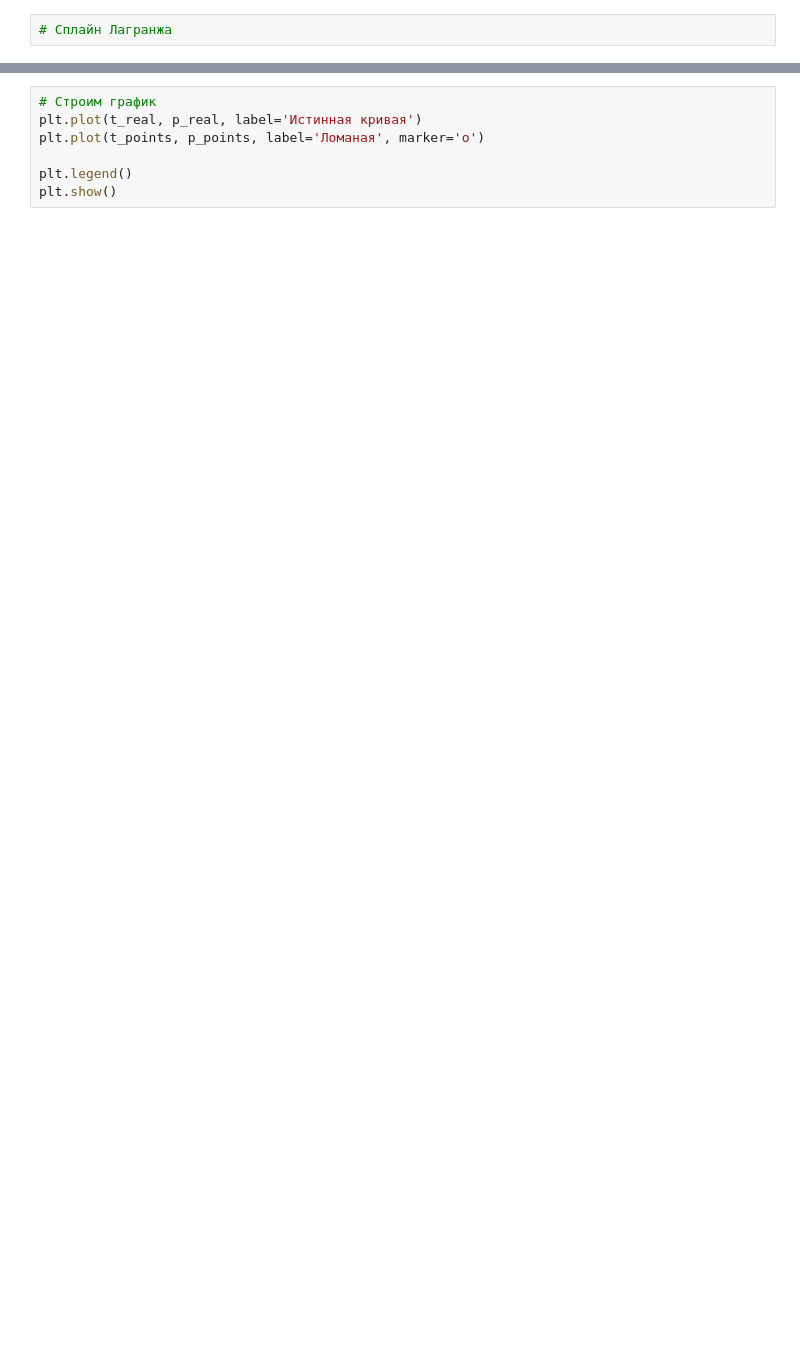
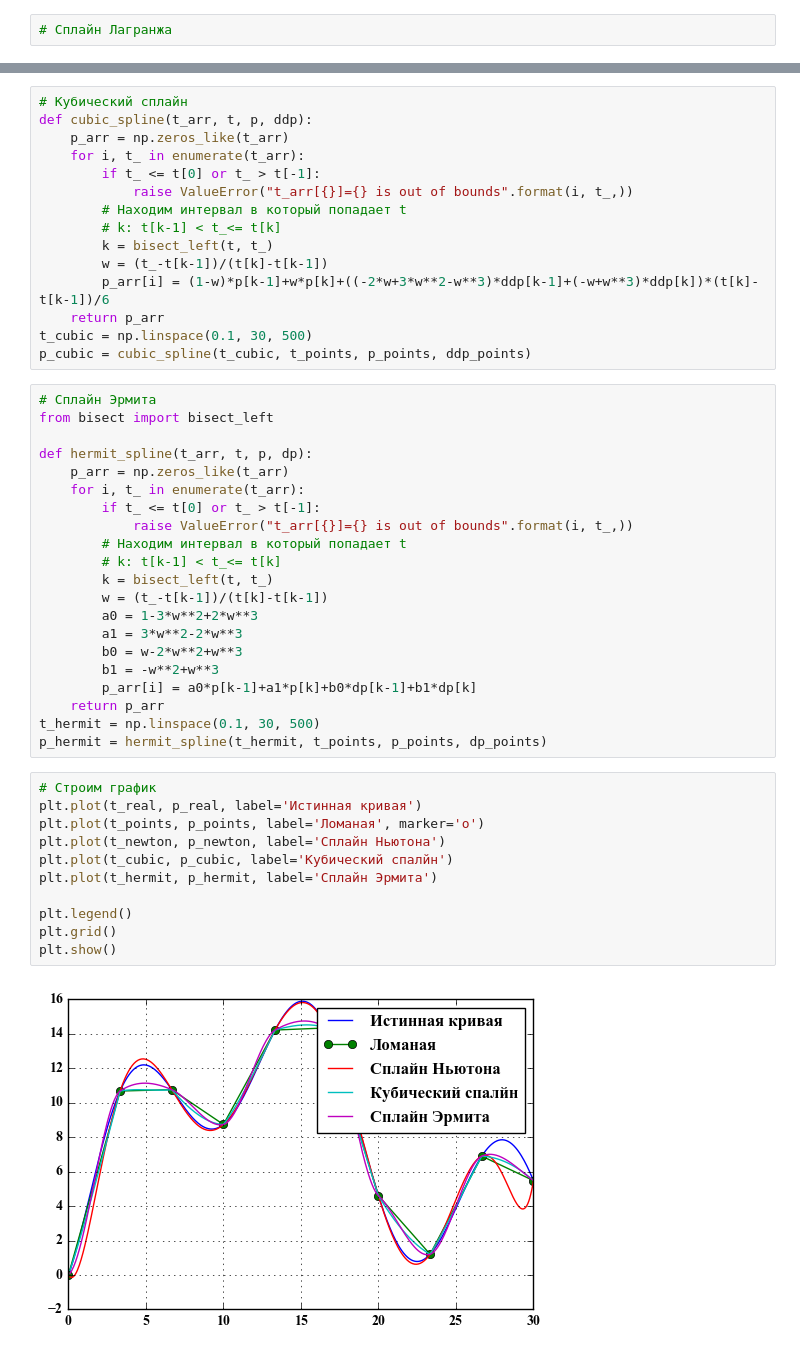
Before and after one commit to EtsuNDmA/stud_tasks, a Jupyter notebook: Python laby vsesdal_486016/lab3.ipynb, the cells around one changed output, grey strips where cells are left out. Drawn from its saved outputs; the diff is of its cells as text; blank space fills up the shorter version.

Commit message:
Python 3 lab almost done, TODO: lagrange spline

```diff
--- a/Python laby vsesdal_486016/lab3.ipynb
+++ b/Python laby vsesdal_486016/lab3.ipynb
@@ -48,7 +62,49 @@ def hermit_spline(t_array, t_points, p_points, dpdt_points):
+# %%
+# Кубический сплайн
+def cubic_spline(t_arr, t, p, ddp):
+    p_arr = np.zeros_like(t_arr)
+    for i, t_ in enumerate(t_arr):
+        if t_ <= t[0] or t_ > t[-1]:
+            raise ValueError("t_arr[{}]={} is out of bounds".format(i, t_,))
+        # Находим интервал в который попадает t
+        # k: t[k-1] < t_<= t[k]
+        k = bisect_left(t, t_)
+        w = (t_-t[k-1])/(t[k]-t[k-1])
+        p_arr[i] = (1-w)*p[k-1]+w*p[k]+((-2*w+3*w**2-w**3)*ddp[k-1]+(-w+w**3)*ddp[k])*(t[k]-t[k-1])/6
+    return p_arr
+t_cubic = np.linspace(0.1, 30, 500)
+p_cubic = cubic_spline(t_cubic, t_points, p_points, ddp_points)
+# %%
+# Сплайн Эрмита
+from bisect import bisect_left
+
+def hermit_spline(t_arr, t, p, dp):
+    p_arr = np.zeros_like(t_arr)
+    for i, t_ in enumerate(t_arr):
+        if t_ <= t[0] or t_ > t[-1]:
+            raise ValueError("t_arr[{}]={} is out of bounds".format(i, t_,))
+        # Находим интервал в который попадает t
+        # k: t[k-1] < t_<= t[k]
+        k = bisect_left(t, t_)
+        w = (t_-t[k-1])/(t[k]-t[k-1])
+        a0 = 1-3*w**2+2*w**3
+        a1 = 3*w**2-2*w**3
+        b0 = w-2*w**2+w**3
+        b1 = -w**2+w**3
+        p_arr[i] = a0*p[k-1]+a1*p[k]+b0*dp[k-1]+b1*dp[k]
+    return p_arr
+t_hermit = np.linspace(0.1, 30, 500)
+p_hermit = hermit_spline(t_hermit, t_points, p_points, dp_points)
 # %%
 # Строим график
 plt.plot(t_real, p_real, label='Истинная кривая')
 plt.plot(t_points, p_points, label='Ломаная', marker='o')
+plt.plot(t_newton, p_newton, label='Сплайн Ньютона')
+plt.plot(t_cubic, p_cubic, label='Кубический спалйн')
+plt.plot(t_hermit, p_hermit, label='Сплайн Эрмита')
 
 plt.legend()
+plt.grid()
 plt.show()
+# %% [output]
+[figure, added]
```
Also changed, not shown: parts of 6 cells of this notebook, 1 other file.
